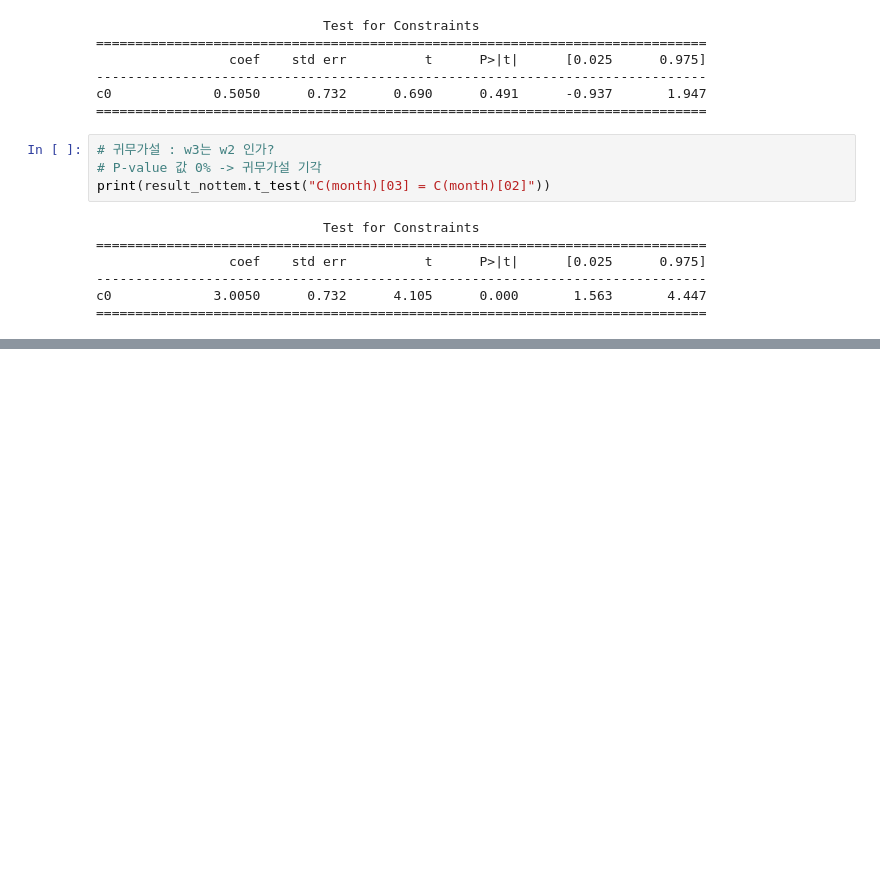
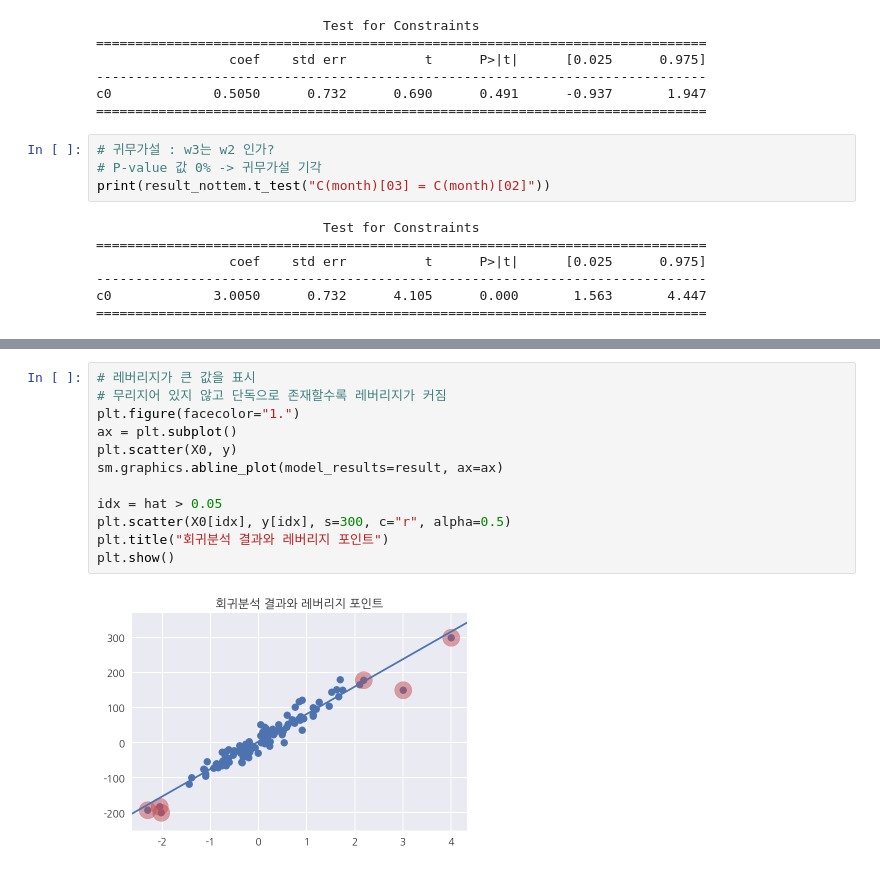
Before and after one commit to whguswls58/TIL, a Jupyter notebook: math/200514_math_16.ipynb, the cells around one changed output, grey strips where cells are left out. Drawn from its saved outputs; the diff is of its cells as text; blank space fills up the shorter version.

```diff
--- a/math/200514_math_16.ipynb
+++ b/math/200514_math_16.ipynb
@@ -119,0 +182,14 @@ c0             3.0050      0.732      4.105      0.000       1.563       4.447
+# %%
+# 레버리지가 큰 값을 표시
+# 무리지어 있지 않고 단독으로 존재할수록 레버리지가 커짐
+plt.figure(facecolor="1.")
+ax = plt.subplot()
+plt.scatter(X0, y)
+sm.graphics.abline_plot(model_results=result, ax=ax)
+
+idx = hat > 0.05
+plt.scatter(X0[idx], y[idx], s=300, c="r", alpha=0.5)
+plt.title("회귀분석 결과와 레버리지 포인트")
+plt.show()
+# %% [output]
+[figure, added]
```
Also changed, not shown: parts of 7 cells of this notebook.
